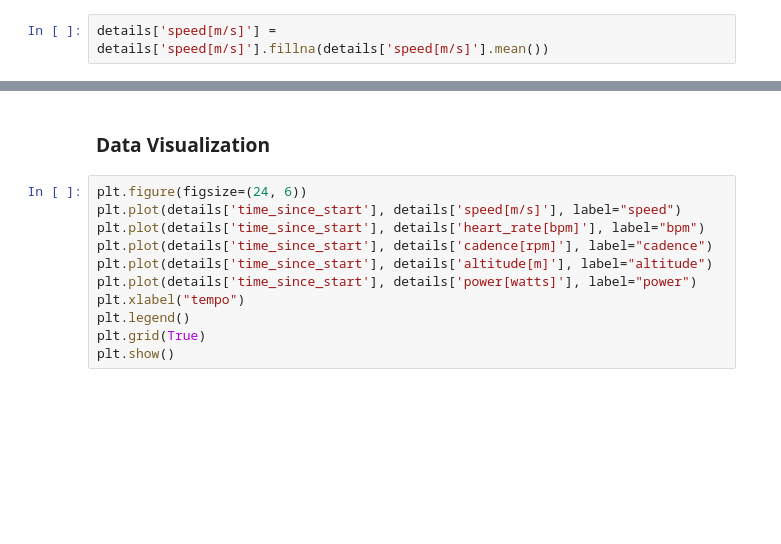
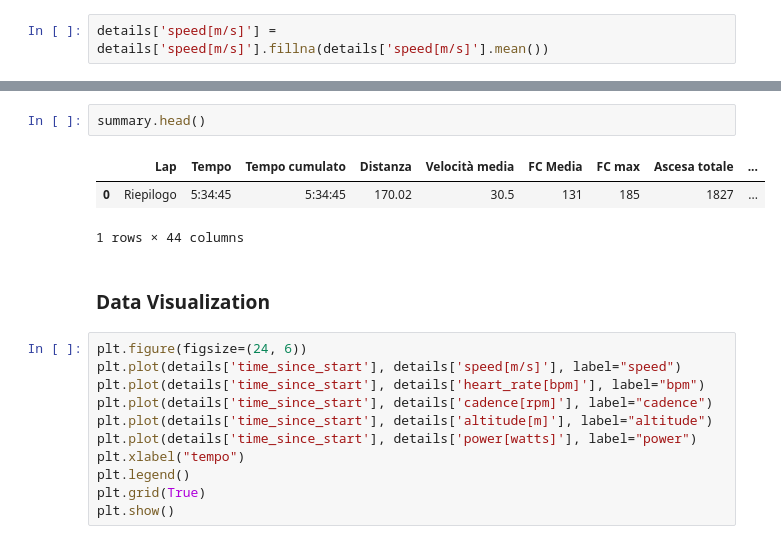
Before and after one commit to fiorani/garmin-data-analysis, a Jupyter notebook: garmin_analysis.ipynb, the cells around one changed output, grey strips where cells are left out. Drawn from its saved outputs; the diff is of its cells as text; blank space fills up the shorter version.

```diff
--- a/garmin_analysis.ipynb
+++ b/garmin_analysis.ipynb
@@ -46,3 +90,9 @@ details['speed[m/s]'] = details['speed[m/s]'].fillna(details['speed[m/s]'].mean(
+# %%
+summary.head()
+# %% [output]
+|  | Lap | Tempo | Tempo cumulato | Distanza | Velocità media | FC Media | FC max | Ascesa totale | ... |
+| 0 | Riepilogo | 5:34:45 | 5:34:45 | 170.02 | 30.5 | 131 | 185 | 1827 | ... |
+1 rows × 44 columns
 # %% [markdown]
 ### Data Visualization
 # %%
```
Also changed, not shown: parts of 18 cells of this notebook, 3 other files.
